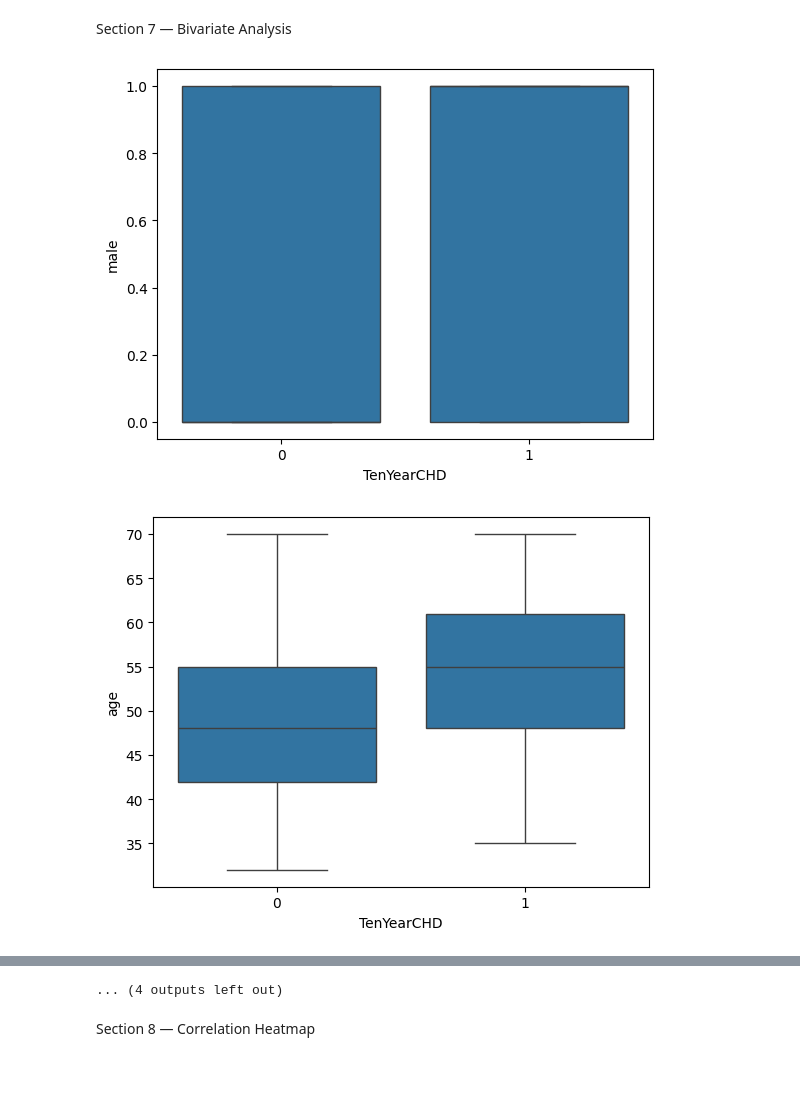
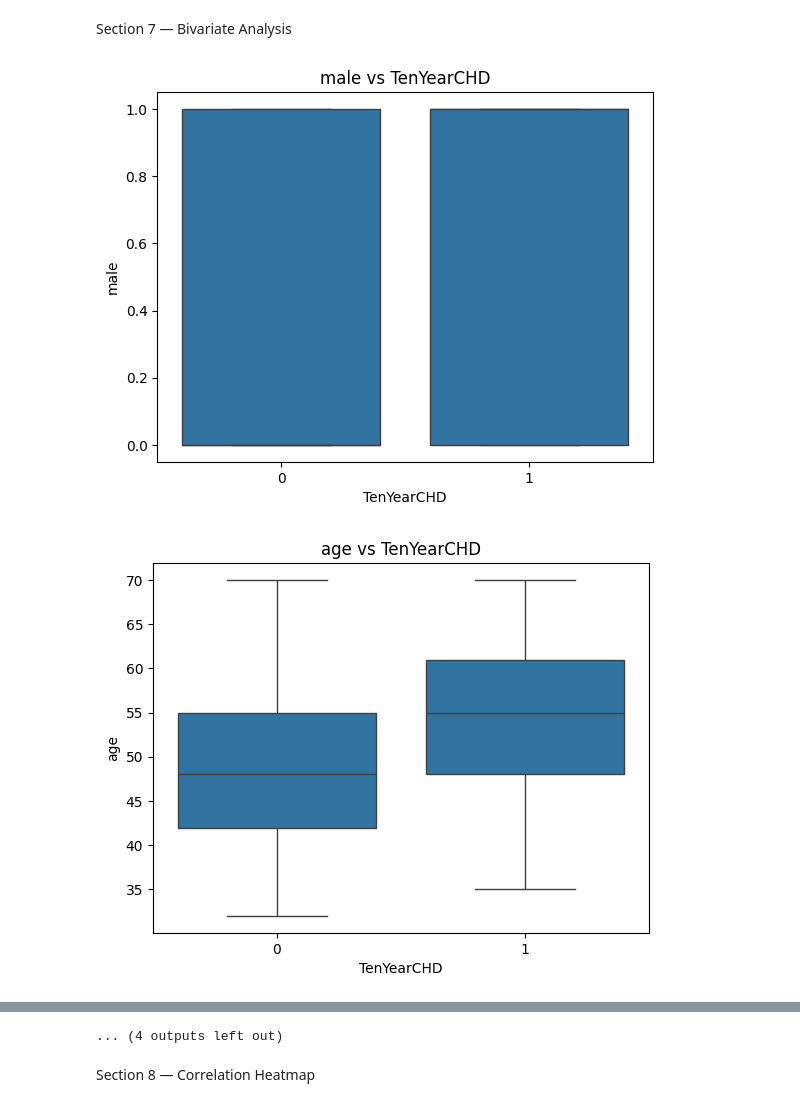
Before and after one commit to Aryan2521-04/COMP4600-Heart-Risk-Prediction, a Jupyter notebook: notebooks/01_eda.ipynb, the cells around one changed output, grey strips where cells are left out. Drawn from its saved outputs; the diff is of its cells as text; code cells hidden in the pictures; blank space fills up the shorter version.

```diff
--- a/notebooks/01_eda.ipynb
+++ b/notebooks/01_eda.ipynb
@@ -95,8 +97,9 @@ plt.tight_layout()
 Section 7 — Bivariate Analysis
 # %%
 for col in df.select_dtypes(include='number').columns:
-        sns.boxplot(x='TenYearCHD', y=col, data=df)
-        plt.show()
+    sns.boxplot(x='TenYearCHD', y=col, data=df)
+    plt.title(f'{col} vs TenYearCHD')
+    plt.show()
 # %% [output]
-[figure, old version]
+[figure, new version]
-[figure, old version]
+[figure, new version]
```
Also changed, not shown: parts of 5 cells of this notebook, 1 other file.
